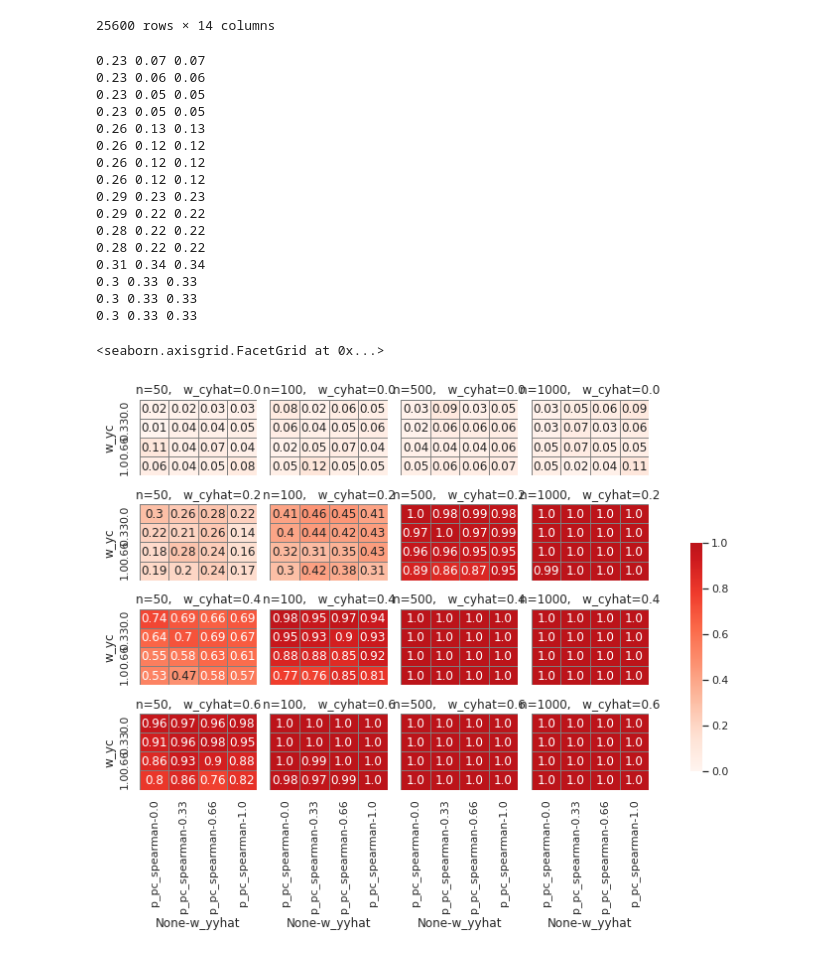
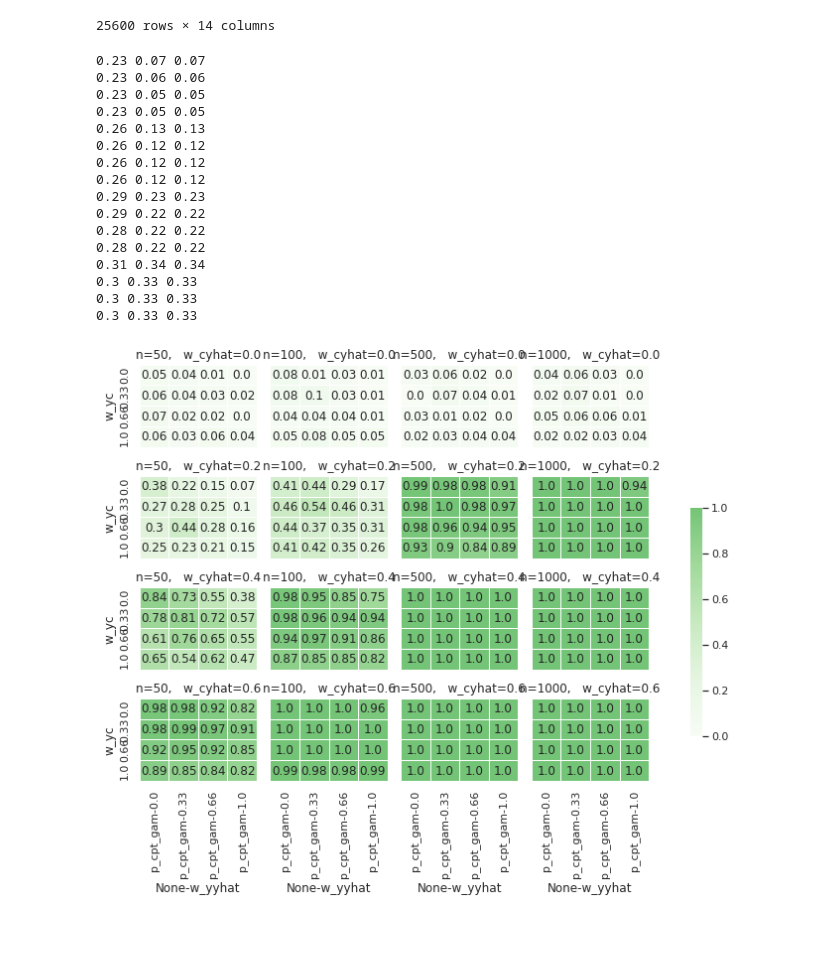
Before and after one commit to pni-lab/mlconfound-manuscript, a Jupyter notebook: simulated/plot_simulations.ipynb, the cells around one changed output. Cells and saved outputs as stored; diff of their text form; code cells hidden in the pictures.

Commit message:
fig:sim-normal ready

```diff
--- a/simulated/plot_simulations.ipynb
+++ b/simulated/plot_simulations.ipynb
@@ -152,7 +152,8 @@ def truncate_colormap(cmap, minval=None, maxval=None, n=100):
         cmap(np.linspace(minval, maxval, n)))
     return new_cmap
 
-def positive_rate_heatmap(data, col_a, col_b, value, vmin=None, vmax=None,
+def positive_rate_heatmap(data, col_a, col_b, value, vmin=None, vmax=None, cmapmin=0, cmapmax=0.8,
+                          linecolor="gray",
                           palette="Reds", **kws):
 
     r2_y_yhat = data.pivot_table(index=col_b, values=['r2_y_yhat'], columns=col_a, aggfunc=np.mean)
@@ -169,9 +170,9 @@ def positive_rate_heatmap(data, col_a, col_b, value, vmin=None, vmax=None,
 
     sns.heatmap(data.pivot_table(index=col_b, values=[value], columns=col_a, aggfunc=positive_rate),
                 linewidths=0.5,
-                linecolor="gray",
+                linecolor=linecolor,
                 vmin=vmin, vmax=vmax,
-                cmap=truncate_colormap(sns.color_palette(palette, as_cmap=True), 0, 0.8),
+                cmap=truncate_colormap(sns.color_palette(palette, as_cmap=True), cmapmin, cmapmax),
                 annot=annot, #True,
                 fmt='',
                 #annot=True,
@@ -324,37 +325,38 @@ ccc_partial_d10e0_lin
 25600 rows × 14 columns
 # %%
 df=ccc_partial_d10e0_lin
-p='p_pc_spearman'
+p='p_cpt_gam'
 
 
 g=sns.FacetGrid(df, col='n', row='w_cyhat', height=2, aspect=1)
 cbar_ax = g.fig.add_axes([1.05, .3, .02, .4])  # <-- Create a colorbar axes
 
 def true_positive_rate_heatmap(*args, **kwargs):
-    defaultKwargs = { 'vmin': 0, 'vmax': 1 }
+    defaultKwargs = { 'vmin': 0, 'vmax': 1,
+                      "palette": "Greens", "cmapmin": 0, "cmapmax": 0.5,
+                      "linecolor": "white"}
     kwargs = { **defaultKwargs, **kwargs }
     return positive_rate_heatmap(*args, **kwargs)
 
 g.map_dataframe(true_positive_rate_heatmap, col_a='w_yyhat', col_b='w_yc', value=p, cbar_ax=cbar_ax,)
 g.set_titles("n={col_name},   w_cyhat={row_name}")
 
-#plt.savefig('../data_out/fig/sim_ccc_normal_all_heatmap.pdf')
+plt.savefig('../fig/raw/sim_h1_ccc_partial_d10e0_lin_cpt_gam.pdf')
 # %% [output]
 0.23 0.07 0.07
 0.23 0.06 0.06
 0.23 0.05 0.05
 0.23 0.05 0.05
 0.26 0.13 0.13
 0.26 0.12 0.12
 0.26 0.12 0.12
 0.26 0.12 0.12
 0.29 0.23 0.23
 0.29 0.22 0.22
 0.28 0.22 0.22
 0.28 0.22 0.22
 0.31 0.34 0.34
 0.3 0.33 0.33
 0.3 0.33 0.33
 0.3 0.33 0.33
-<seaborn.axisgrid.FacetGrid at 0x...>
-[figure, old version]
+[figure, new version]
```
Also changed, not shown: parts of 2 cells of this notebook, 18 other files.
